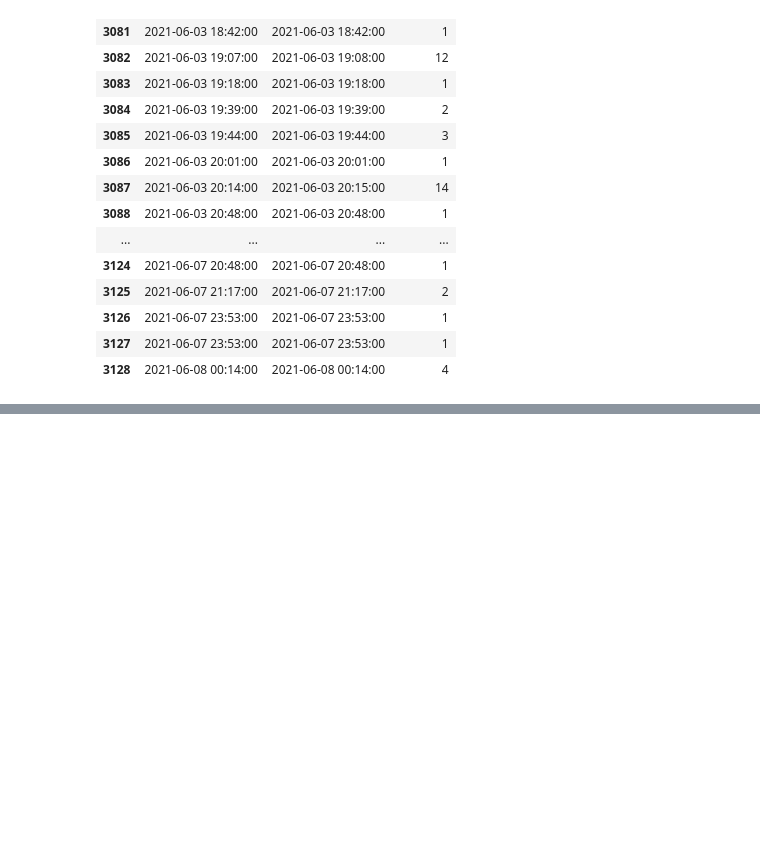
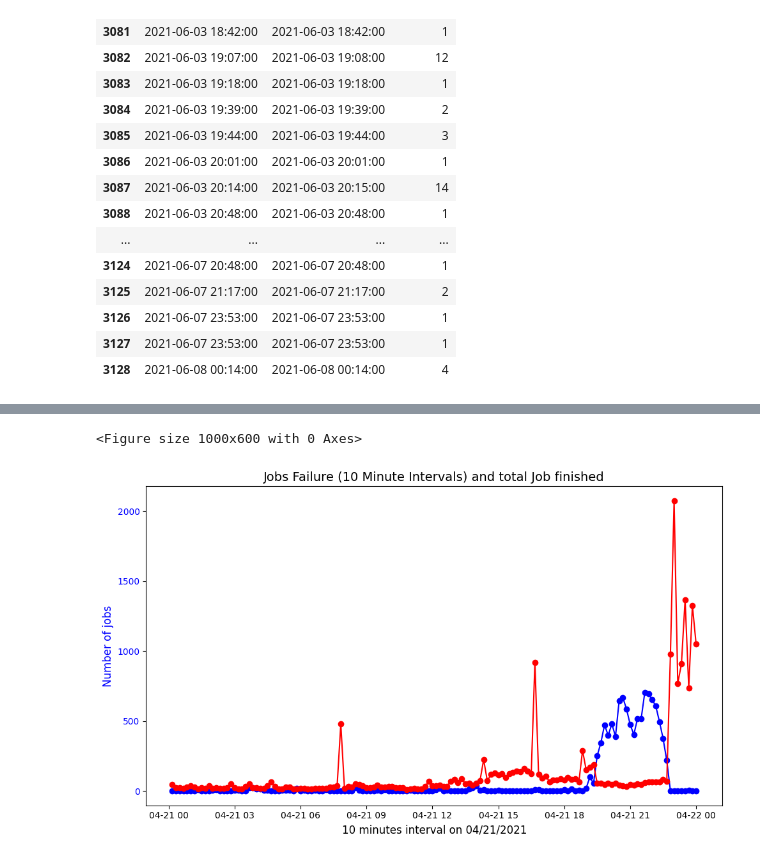
Before and after one commit to nss-data-science-cohort-8/accre-mashed-potatoes, a Jupyter notebook: notebooks/Data Exploration CE5.ipynb, the cells around one changed output, grey strips where cells are left out. Cells and saved outputs as stored; diff of their text form; code cells hidden in the pictures; blank space fills up the shorter version.

```diff
--- a/notebooks/Data Exploration CE5.ipynb
+++ b/notebooks/Data Exploration CE5.ipynb
@@ -1816,0 +1365,20 @@ fit_df.plot(x = 'JobCompleteCount',
+# %%
+
+time_series = pd.date_range(start="2021-04-21 00:00:00", periods=10, freq="10T")
+plt.figure(figsize=(10, 6))
+
+fig, ax1 = plt.subplots(figsize=(10, 6))
+
+ax1.plot(ce_acre_merge_df['ENDTIME'], ce_acre_merge_df['COUNTS'], marker='o', color='b', label='jobs failure')
+ax1.plot(ce_acre_merge_df['ENDTIME'], ce_acre_merge_df['JobCompleteCount'], marker='o', color='r', label='jobs success')
+ax1.set_xlabel('10 minutes interval on 04/21/2021', fontsize=12)
+ax1.set_ylabel('Number of jobs', fontsize=12, color='b')
+ax1.tick_params(axis='y', labelcolor='b')
+
+plt.title('Jobs Failure (10 Minute Intervals) and total Job finished', fontsize=14)
+
+fig.tight_layout()
+plt.show()
+# %% [output]
+<Figure size 1000x600 with 0 Axes>
+[figure, added]
```
Also changed, not shown: parts of 101 cells of this notebook.
